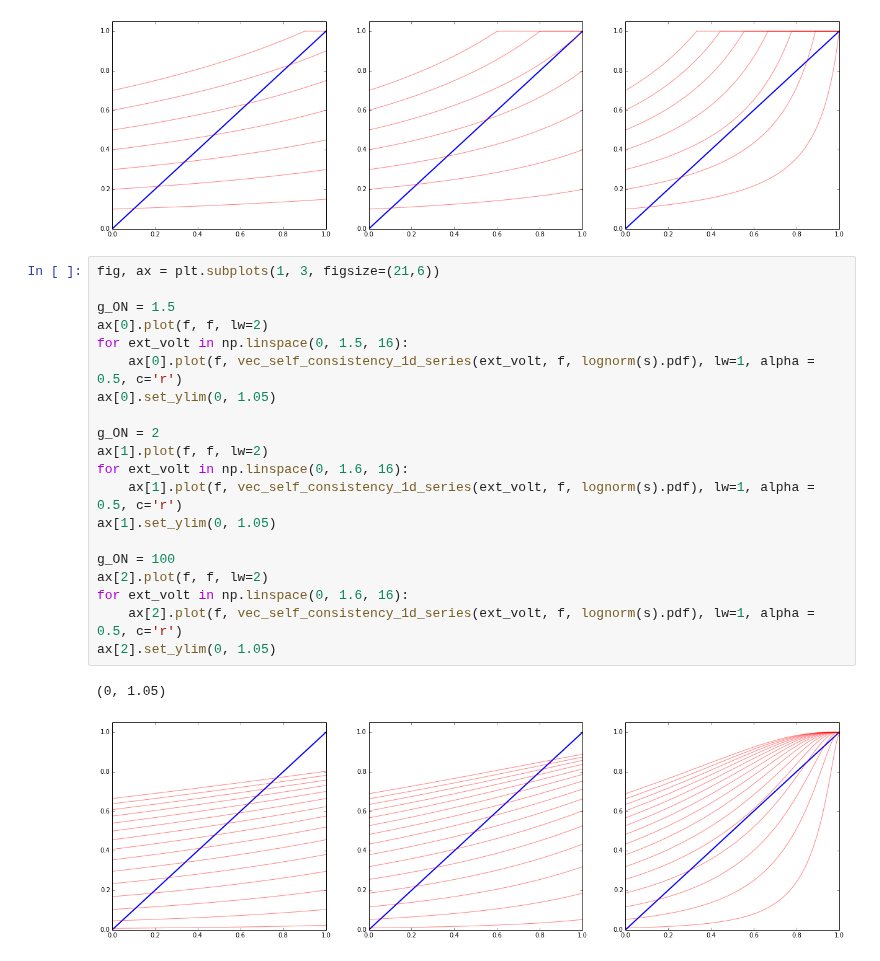
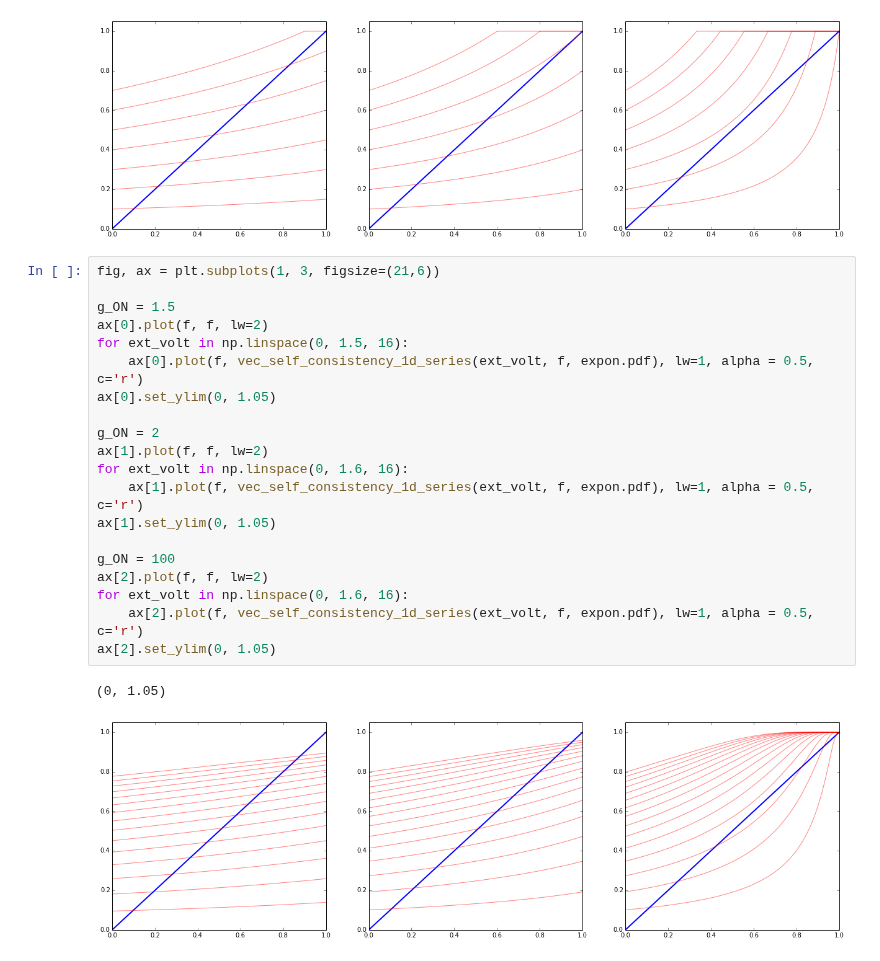
Before and after one commit to forrestsheldon/memNets, a Jupyter notebook: Mean_Field_Theory.ipynb, the cells around one changed output. Cells and saved outputs as stored; diff of their text form.

```diff
--- a/Mean_Field_Theory.ipynb
+++ b/Mean_Field_Theory.ipynb
@@ -173,23 +182,23 @@ ax[2].set_ylim(0, 1.05)
 # %%
 fig, ax = plt.subplots(1, 3, figsize=(21,6))
 
 g_ON = 1.5
 ax[0].plot(f, f, lw=2)
 for ext_volt in np.linspace(0, 1.5, 16):
-    ax[0].plot(f, vec_self_consistency_1d_series(ext_volt, f, lognorm(s).pdf), lw=1, alpha = 0.5, c='r')
+    ax[0].plot(f, vec_self_consistency_1d_series(ext_volt, f, expon.pdf), lw=1, alpha = 0.5, c='r')
 ax[0].set_ylim(0, 1.05)
 
 g_ON = 2
 ax[1].plot(f, f, lw=2)
 for ext_volt in np.linspace(0, 1.6, 16):
-    ax[1].plot(f, vec_self_consistency_1d_series(ext_volt, f, lognorm(s).pdf), lw=1, alpha = 0.5, c='r')
+    ax[1].plot(f, vec_self_consistency_1d_series(ext_volt, f, expon.pdf), lw=1, alpha = 0.5, c='r')
 ax[1].set_ylim(0, 1.05)
 
 g_ON = 100
 ax[2].plot(f, f, lw=2)
 for ext_volt in np.linspace(0, 1.6, 16):
-    ax[2].plot(f, vec_self_consistency_1d_series(ext_volt, f, lognorm(s).pdf), lw=1, alpha = 0.5, c='r')
+    ax[2].plot(f, vec_self_consistency_1d_series(ext_volt, f, expon.pdf), lw=1, alpha = 0.5, c='r')
 ax[2].set_ylim(0, 1.05)
 # %% [output]
 (0, 1.05)
-[figure, old version]
+[figure, new version]
```
Also changed, not shown: parts of 2 cells of this notebook.
